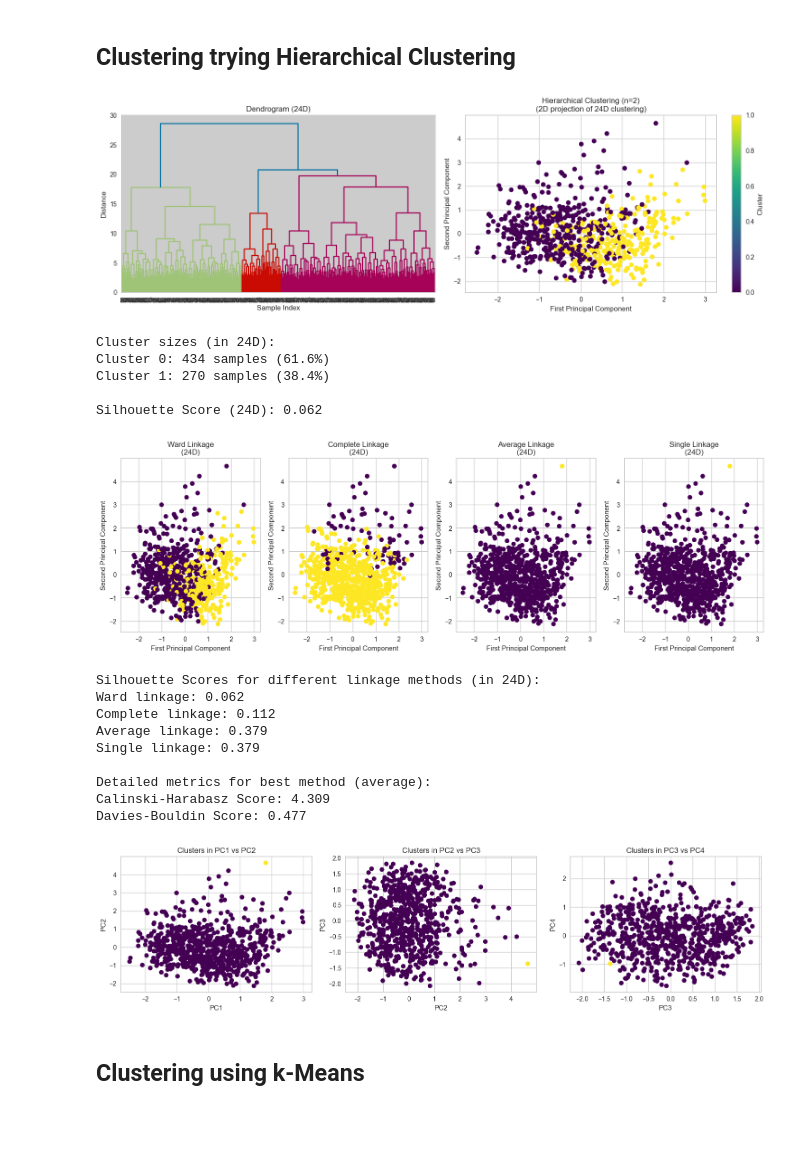
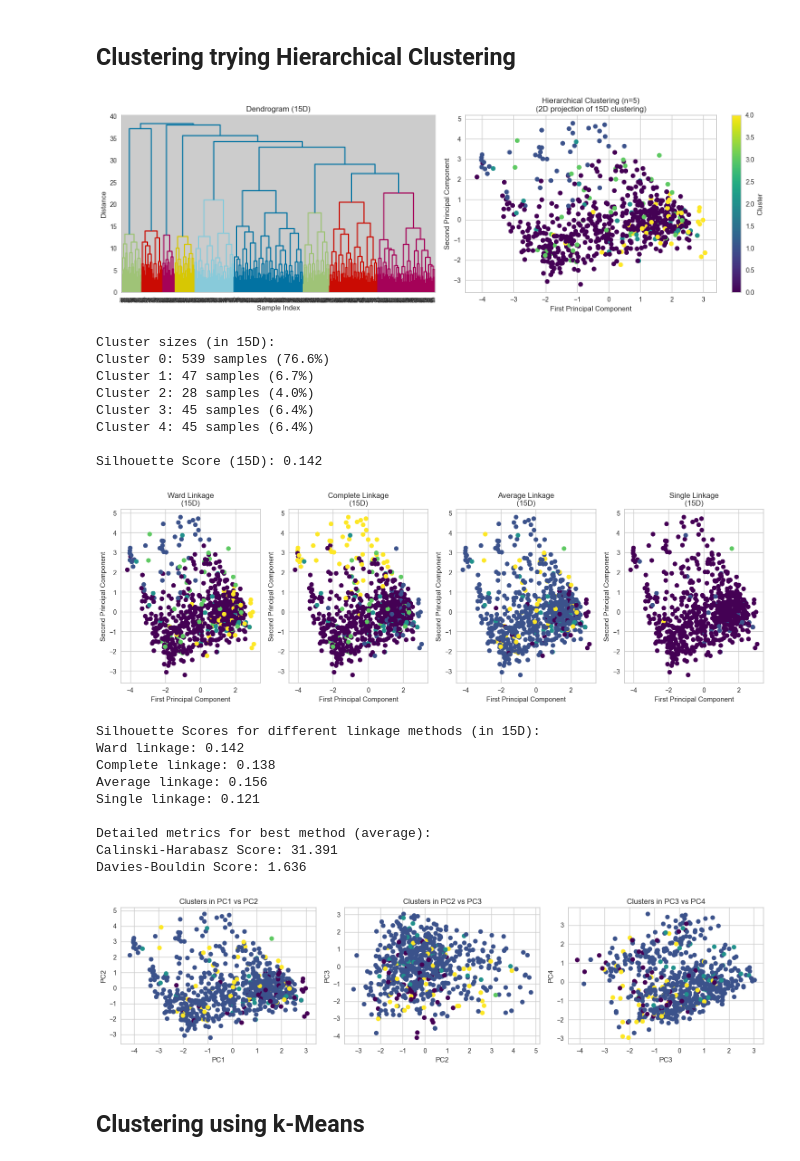
Before and after one commit to KonradKlein91/ml_unservised_learning, a Jupyter notebook: main.ipynb, the cells around one changed output. Cells and saved outputs as stored; diff of their text form; code cells hidden in the pictures; blank space fills up the shorter version.

```diff
--- a/main.ipynb
+++ b/main.ipynb
@@ -1174,3 +1513,5 @@ df = df.drop(['continent_North_America', 'continent_Europe', 'continent_South_Am
+# %%
+df = df_for_clustering
 # %%
 df.head()
 # %% [output]
@@ -1208,18 +1549,11 @@ plt.show()
 # %%
 X = df.values
 
-# Get the index of the age column
-age_column_idx = df.columns.get_loc('age')
-
-# Create column transformer
-preprocessor = ColumnTransformer(
-    transformers=[
-        ('num', StandardScaler(), [age_column_idx]),  # Standardize age
-        ('bin', 'passthrough', [i for i in range(X.shape[1]) if i != age_column_idx])  # Pass through others
-    ])
+# Standardize the features
+scaler = StandardScaler()
 
 # Transform the data
-X_std = preprocessor.fit_transform(X)
+X_std = scaler.fit_transform(X)
 
 # Fit initial PCA to get explained variance ratios
 pca_initial = PCA().fit(X_std)
@@ -1349,7 +1683,7 @@ Shape of transformed data: (704, 24)
 # %%
 ## Dimensionality Reduction
-# Reduce the dataset to 14 principal components
-pca_31 = PCA(n_components=24)
+# Reduce the dataset to 12 principal components
+pca_31 = PCA(n_components=15)
 X_pca_31 = pca_31.fit_transform(X_std)
 
 # Find the optimal number of clusters using the Elbow method and Silhouette score
@@ -1622,7 +1966,7 @@ plt.xlabel('Sample Index')
 plt.ylabel('Distance')
 
 # Try different numbers of clusters
-n_clusters = 2  # Based on dendrogram analysis
+n_clusters = 5  # Based on dendrogram analysis
 hierarchical_cluster = AgglomerativeClustering(n_clusters=n_clusters,
                                              linkage='ward')
 labels = hierarchical_cluster.fit_predict(X_pca_optimal)
@@ -1679,47 +2023,50 @@ plt.show()
 print(f"\nSilhouette Scores for different linkage methods (in {X_pca_optimal.shape[1]}D):")
 for method, score in zip(linkage_methods, silhouette_scores):
     print(f"{method.capitalize()} linkage: {score:.3f}")
 
 # Additional metrics for the best method
 best_method = linkage_methods[np.argmax(silhouette_scores)]
 best_hierarchical = AgglomerativeClustering(n_clusters=n_clusters,
                                           linkage=best_method)
 best_labels = best_hierarchical.fit_predict(X_pca_optimal)
 
 print(f"\nDetailed metrics for best method ({best_method}):")
 print(f"Calinski-Harabasz Score: {calinski_harabasz_score(X_pca_optimal, best_labels):.3f}")
 print(f"Davies-Bouldin Score: {davies_bouldin_score(X_pca_optimal, best_labels):.3f}")
 
 # Compare cluster distributions across first few components
 n_components_to_show = min(4, X_pca_optimal.shape[1])
 fig, axes = plt.subplots(1, n_components_to_show-1, figsize=(15, 4))
 for i in range(n_components_to_show-1):
     scatter = axes[i].scatter(X_pca_optimal[:, i], X_pca_optimal[:, i+1],
                             c=best_labels, cmap='viridis')
     axes[i].set_xlabel(f'PC{i+1}')
     axes[i].set_ylabel(f'PC{i+2}')
     axes[i].set_title(f'Clusters in PC{i+1} vs PC{i+2}')
 
 plt.tight_layout()
 plt.show()
 # %% [output]
-[figure, old version]
+[figure, new version]
-Cluster sizes (in 24D):
-Cluster 0: 434 samples (61.6%)
-Cluster 1: 270 samples (38.4%)
+Cluster sizes (in 15D):
+Cluster 0: 539 samples (76.6%)
+Cluster 1: 47 samples (6.7%)
+Cluster 2: 28 samples (4.0%)
+Cluster 3: 45 samples (6.4%)
+Cluster 4: 45 samples (6.4%)
 
-Silhouette Score (24D): 0.062
+Silhouette Score (15D): 0.142
-[figure, old version]
+[figure, new version]
-Silhouette Scores for different linkage methods (in 24D):
-Ward linkage: 0.062
-Complete linkage: 0.112
-Average linkage: 0.379
-Single linkage: 0.379
+Silhouette Scores for different linkage methods (in 15D):
+Ward linkage: 0.142
+Complete linkage: 0.138
+Average linkage: 0.156
+Single linkage: 0.121
 
 Detailed metrics for best method (average):
-Calinski-Harabasz Score: 4.309
-Davies-Bouldin Score: 0.477
+Calinski-Harabasz Score: 31.391
+Davies-Bouldin Score: 1.636
-[figure, old version]
+[figure, new version]
 # %% [markdown]
 ## Clustering using k-Means
 # %%
```
Also changed, not shown: parts of 17 cells of this notebook.
